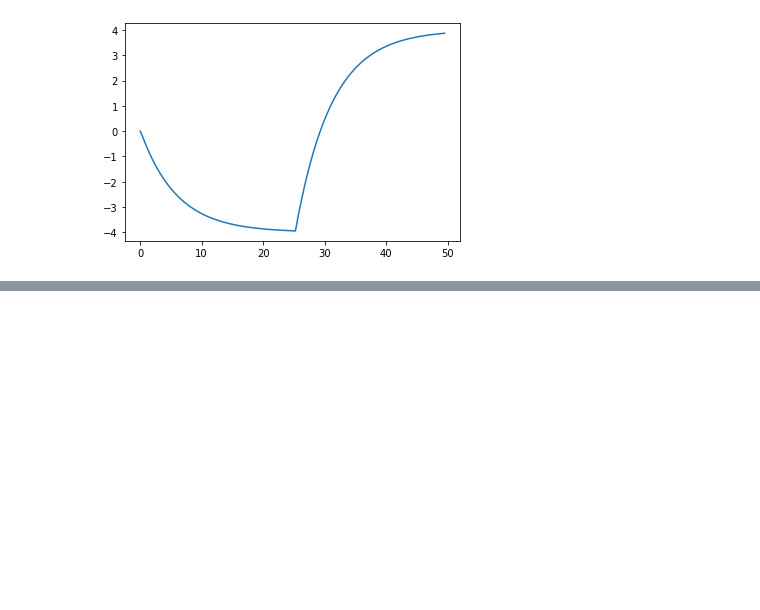
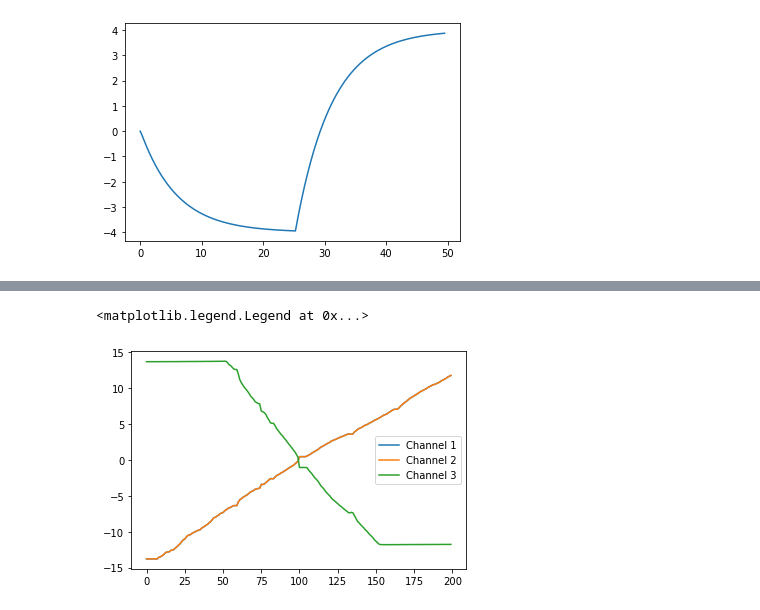
Before and after one commit to benhuckell/enph352, a Jupyter notebook: servo.ipynb, the cells around one changed output, grey strips where cells are left out. Cells and saved outputs as stored; diff of their text form; code cells hidden in the pictures; blank space fills up the shorter version.

```diff
--- a/servo.ipynb
+++ b/servo.ipynb
@@ -87,0 +209,13 @@ plt.plot(timeSteps[:-1], theta[:-1])
+# %%
+# Load in data files from the "cap" test, concatenate them together
+capTestDfv1 = pd.read_csv("RawData/0923-OpAmp-CapTest-v1.dat", sep="\t")
+capTestDfv2 = pd.read_csv("RawData/0923-OpAmp-CapTest-v2.dat", sep="\t")
+capTestDf = pd.concat([capTestDfv1, capTestDfv2], ignore_index=True)
+
+plt.plot(capTestDf.index, capTestDf["CH1 (V)"], label="Channel 1")
+plt.plot(capTestDf.index, capTestDf["CH2 (V)"], label = "Channel 2")
+plt.plot(capTestDf.index, capTestDf["CH3 (V)"], label = "Channel 3")
+plt.legend()
+# %% [output]
+<matplotlib.legend.Legend at 0x...>
+[figure, added]
```
Also changed, not shown: parts of 7 cells of this notebook, 5 other files.
